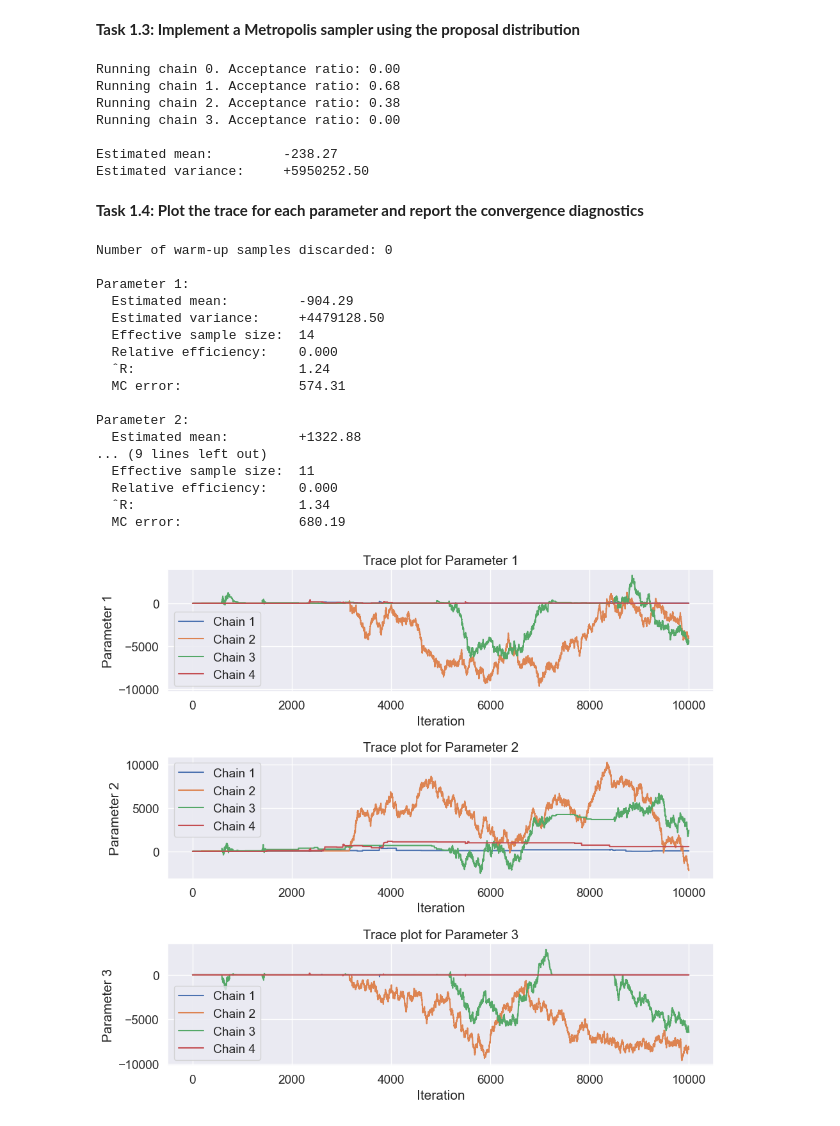
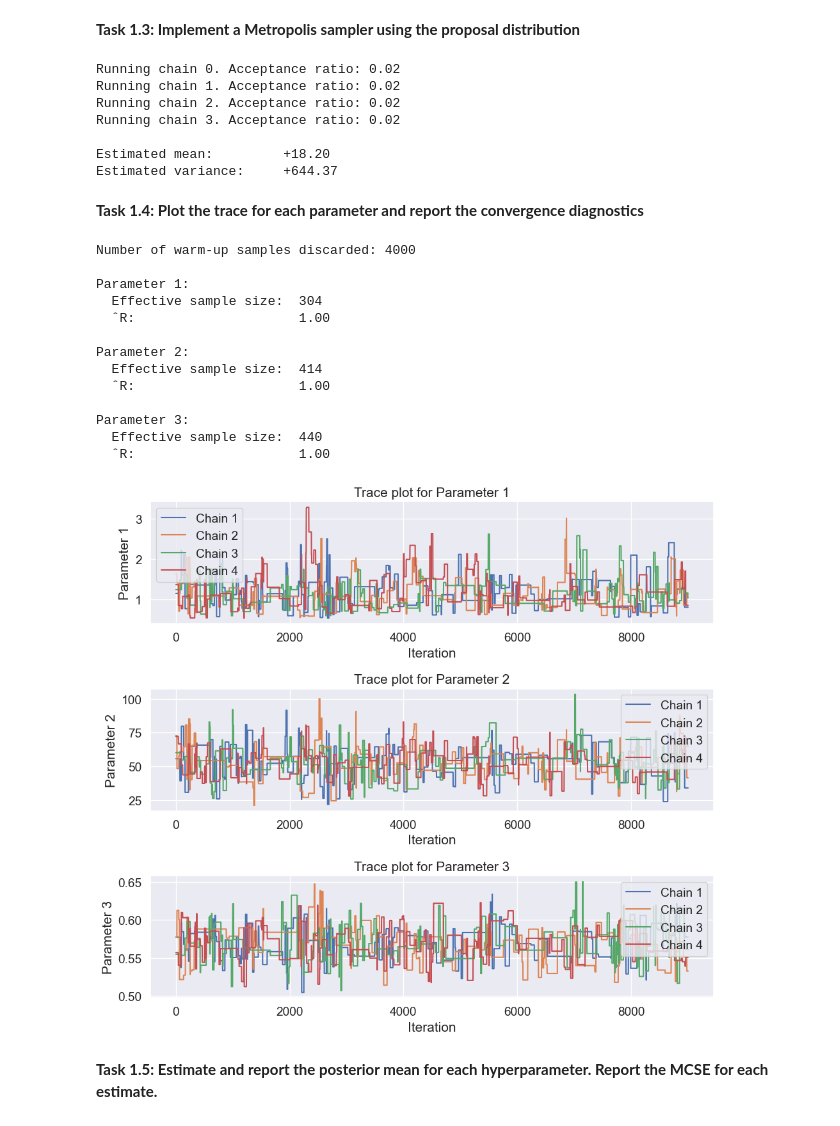
Before and after one commit to Ghjacobsen/BayesianML, a Jupyter notebook: Part1_assignment3.ipynb, the cells around one changed output. Drawn from its saved outputs; the diff is of its cells as text; code cells hidden in the pictures.

```diff
--- a/Part1_assignment3.ipynb
+++ b/Part1_assignment3.ipynb
@@ -147,7 +130,7 @@ def metropolis_multiple_chains(
         log_target:         function for evaluating the log joint distribution
         num_params:         number of parameters of the joint distribution (integer)
         num_chains:         number of MCMC chains
-        tau:                variance of Gaussian proposal distribution (positive real)
+        tau:                proposal standard deviation (jnp.array with shape (num_params,))
         num_iter:           number of iterations for each chain (integer)
         theta_init:         array of initial values (jnp.array with shape (num_chains, num_params))
         seeds:              seed for each chain (jnp.array with shape (num_chains))
@@ -164,10 +147,6 @@ def metropolis_multiple_chains(
         num_chains,
         num_params,
     ), "theta_init seems to have the wrong dimensions. Plaese check your code."
-
-    ##############################################
-    # Your solution goes here
-    ##############################################
 
     # prepare arrays for storing samples
     thetas = []
@@ -193,10 +172,6 @@ def metropolis_multiple_chains(
     # discard warm-up samples
     thetas = thetas[:, warm_up:, :]
 
-    ##############################################
-    # End of solution
-    ##############################################
-
     # verify dimensions and return
     assert thetas.shape == (
         num_chains,
@@ -274,15 +288,17 @@ def log_target(theta):
 # mcmc settings
 num_chains = 4
 num_iter = 10000
-tau = 100
+tau = jnp.array([1.0, 100.0, 0.1])
 num_params = 3
 
-warm_up = int(num_iter / 3)
+warm_up = 0
 seeds = jnp.arange(num_chains)
 
-# generate initial values from N(0, 5)
+# generate initial values from uniform distribution
 key = random.PRNGKey(1)
-theta_init = 5 * random.uniform(key, shape=(num_chains, num_params))
+theta_init = random.uniform(
+    key, shape=(num_chains, num_params), minval=0.1, maxval=2.0
+)
 
 # sample
 chains, accepts = metropolis_multiple_chains(
@@ -299,17 +315,16 @@ chains, accepts = metropolis_multiple_chains(
 print(f"\nEstimated mean:\t\t{jnp.mean(chains.ravel()):+3.2f}")
 print(f"Estimated variance:\t{jnp.var(chains.ravel()):+3.2f}")
 # %% [output]
-Running chain 0. Acceptance ratio: 0.00
-Running chain 1. Acceptance ratio: 0.68
-Running chain 2. Acceptance ratio: 0.38
-Running chain 3. Acceptance ratio: 0.00
+Running chain 0. Acceptance ratio: 0.02
+Running chain 1. Acceptance ratio: 0.02
+Running chain 2. Acceptance ratio: 0.02
+Running chain 3. Acceptance ratio: 0.02
 
-Estimated mean:         -238.27
-Estimated variance:     +5950252.50
+Estimated mean:         +18.20
+Estimated variance:     +644.37
 # %% [markdown]
 **Task 1.4: Plot the trace for each parameter and report the convergence diagnostics**
 # %%
-
 def compute_Rhat(chains):
     """
     Compute the Gelman-Rubin Rhat diagnostic for each parameter.
@@ -356,69 +371,56 @@ def compute_effective_sample_size(chains):
         S_eff = S_eff.at[p].set(total_samples / (1 + 2 * ac_sum))
     return S_eff
 
-
-# Assume chains is a jnp.array of shape (num_chains, num_iter+1-warm_up, num_params)
-# Also assume warm_up, num_chains, and num_iter are defined.
-
+warm_up = 1000
 # Compute number of warm-up samples discarded (per chain)
 total_warm_up = num_chains * warm_up
 print(f"Number of warm-up samples discarded: {total_warm_up}")
 
 # Compute estimated overall mean and variance, pooling all samples
 all_samples = chains.reshape(-1, chains.shape[-1])  # shape: (total_samples, num_params)
-estimated_mean = jnp.mean(all_samples, axis=0)
-estimated_var = jnp.var(all_samples, axis=0)
-estimated_std = jnp.sqrt(estimated_var)
 
 # Compute convergence diagnostics.
 Rhat = compute_Rhat(chains)
 total_samples = num_chains * (chains.shape[1])  # after warm-up
 S_eff = compute_effective_sample_size(chains)
-R_eff = S_eff / total_samples
-MC_error = estimated_std / jnp.sqrt(S_eff)
 
 # Print results
 for p in range(all_samples.shape[1]):
     print(f"\nParameter {p+1}:")
-    print(f"  Estimated mean:         {estimated_mean[p]:+3.2f}")
-    print(f"  Estimated variance:     {estimated_var[p]:+3.2f}")
     print(f"  Effective sample size:  {S_eff[p]:.0f}")
-    print(f"  Relative efficiency:    {R_eff[p]:4.3f}")
     print(f"  ˆR:                     {Rhat[p]:3.2f}")
-    print(f"  MC error:               {MC_error[p]:3.2f}")
 
 # Plot trace for each parameter.
 num_params = chains.shape[-1]
 fig, axes = plt.subplots(num_params, 1, figsize=(10, 3 * num_params))
 if num_params == 1:
     axes = [axes]  # ensure axes is iterable
 
 for p in range(num_params):
     for chain in range(chains.shape[0]):
-        axes[p].plot(chains[chain, :, p], label=f"Chain {chain+1}")
+        axes[p].plot(chains[chain, warm_up:, p], label=f"Chain {chain+1}")
     axes[p].set_xlabel("Iteration")
     axes[p].set_ylabel(f"Parameter {p+1}")
     axes[p].set_title(f"Trace plot for Parameter {p+1}")
     axes[p].legend()
 
 plt.tight_layout()
 plt.show()
 # %% [output]
-Number of warm-up samples discarded: 0
+Number of warm-up samples discarded: 4000
 
 Parameter 1:
-  Estimated mean:         -904.29
-  Estimated variance:     +4479128.50
-  Effective sample size:  14
-  Relative efficiency:    0.000
-  ˆR:                     1.24
-  MC error:               574.31
+  Effective sample size:  304
+  ˆR:                     1.00
 
 Parameter 2:
-  Estimated mean:         +1322.88
-... (9 lines left out)
-  Effective sample size:  11
-  Relative efficiency:    0.000
-  ˆR:                     1.34
-  MC error:               680.19
+  Effective sample size:  414
+  ˆR:                     1.00
+
+Parameter 3:
+  Effective sample size:  440
+  ˆR:                     1.00
-[figure, old version]
+[figure, new version]
+# %% [markdown]
+**Task 1.5: Estimate and report the posterior mean for each hyperparameter. Report the MCSE
+for each estimate.**
```
Also changed, not shown: parts of 5 cells of this notebook.
